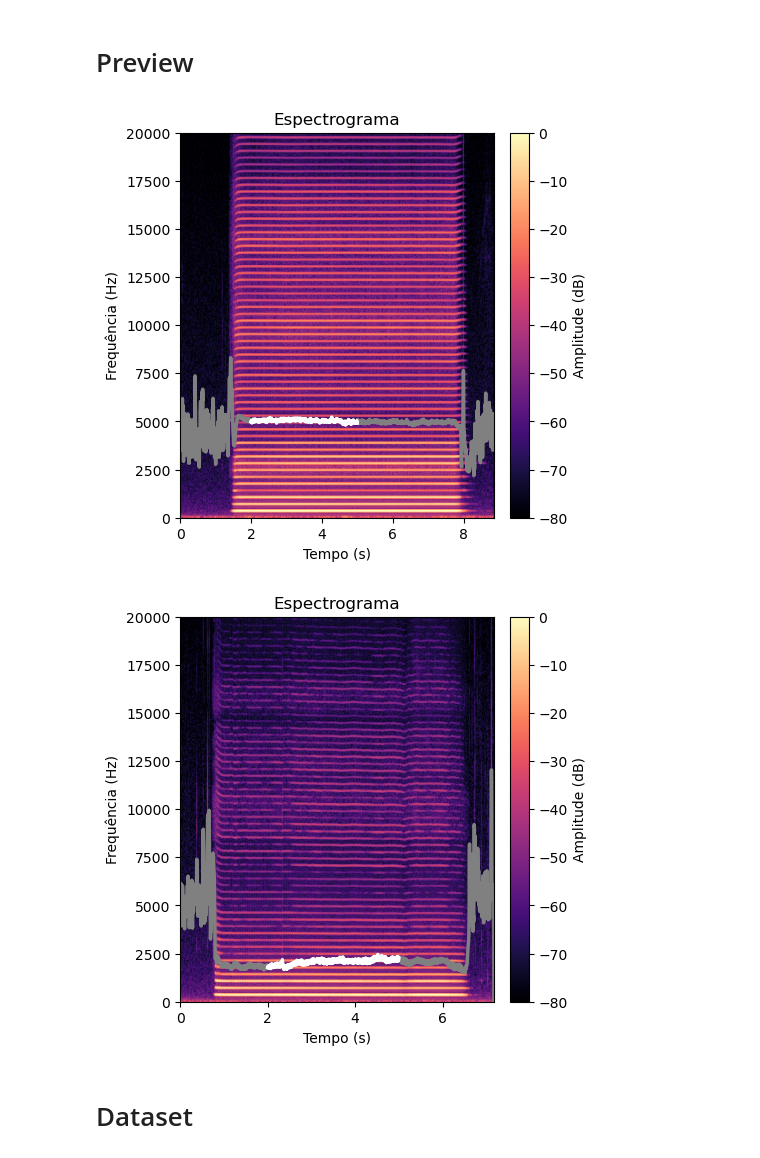
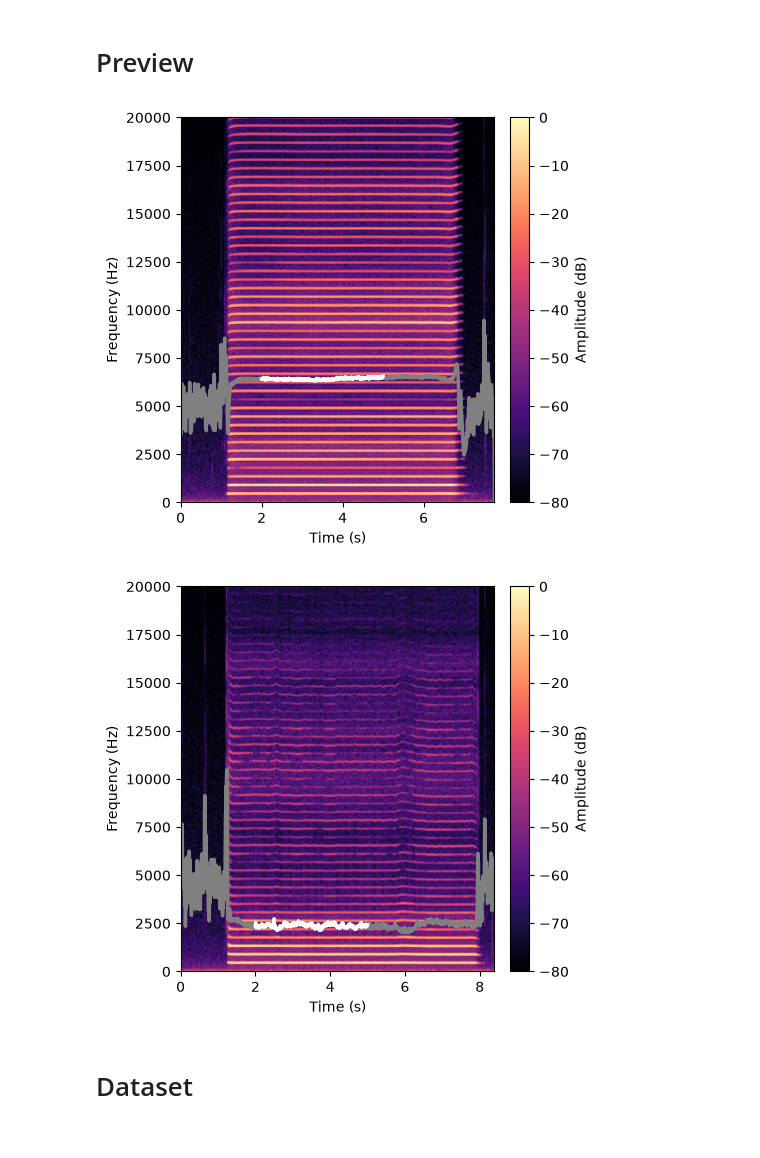
Before and after one commit to cabralgabriel/harmonica-timbre-analysis, a Jupyter notebook: notebooks/processamento.ipynb, the cells around one changed output. Saved outputs shown, nothing was run; the diff lists cells and outputs as text; code cells hidden in the pictures.

```diff
--- a/notebooks/processamento.ipynb
+++ b/notebooks/processamento.ipynb
@@ -167,12 +169,12 @@ def plotaEspectro(magnitudes, centroids_media, centroids_mediana):
     plt.ylim(0, 20000)
 
     plt.colorbar(label='Amplitude (dB)', pad=0.04)
-    plt.ylabel('Frequência (Hz)')
-    plt.xlabel('Tempo (s)')
-    plt.title('Espectrograma')
+    plt.ylabel('Frequency (Hz)')
+    plt.xlabel('Time (s)')
+    #plt.title('Espectrogram')
 
-    plt.plot(times_media, centroids_mediana, color='grey', linewidth=2.5, label='Centroide espectral')
-    plt.plot(times_media, centroids_media, color='white', linewidth=2.5, label='Centroide espectral (intervalo adotado)')
+    plt.plot(times_media, centroids_mediana, color='grey', linewidth=2.5, label='Spectral centroid')
+    plt.plot(times_media, centroids_media, color='white', linewidth=2.5, label='Spectral centroid (selected interval)')
 
     #plt.legend(loc='upper right', framealpha=0.8)
 
@@ -186,27 +188,27 @@ def acessaAudiosProc(gaita, nota, material, metodo, repeticao):
 # Preview
 # %%
 gaita = 'Bb'
-nota = 'F4'
-material = 'plastico'
+nota = 'A4'
+material = 'madeira'
 metodo = 'natural'
 repeticao = 'rep2'
 
 audio = acessaAudiosProc(gaita, nota, material, metodo, repeticao)
 stft = calcSTFT(audio)
 
 centroids_media, centroid_media = calcCentroid_media(stft)
 centroids_mediana, centroid_mediana = calcCentroid_mediana(stft)
 logattacktime, attack_time = calcAttackTime(audio)
 
 plotaEspectro(stft, centroids_media, centroids_mediana)
 # %% [output]
-[figure, old version]
+[figure, new version]
 # %%
 gaita = 'C'
-nota = 'F4'
-material = 'plastico'
+nota = 'A4'
+material = 'madeira'
 metodo = 'bending'
-repeticao = 'rep4'
+repeticao = 'rep5'
 
 audio = acessaAudiosProc(gaita, nota, material, metodo, repeticao)
 stft = calcSTFT(audio)
@@ -217,7 +219,7 @@ logattacktime, attack_time = calcAttackTime(audio)
 
 plotaEspectro(stft, centroids_media, centroids_mediana)
 # %% [output]
-[figure, old version]
+[figure, new version]
 # %% [markdown]
 # Dataset
 # %%
```
Also changed, not shown: parts of 12 cells of this notebook.
